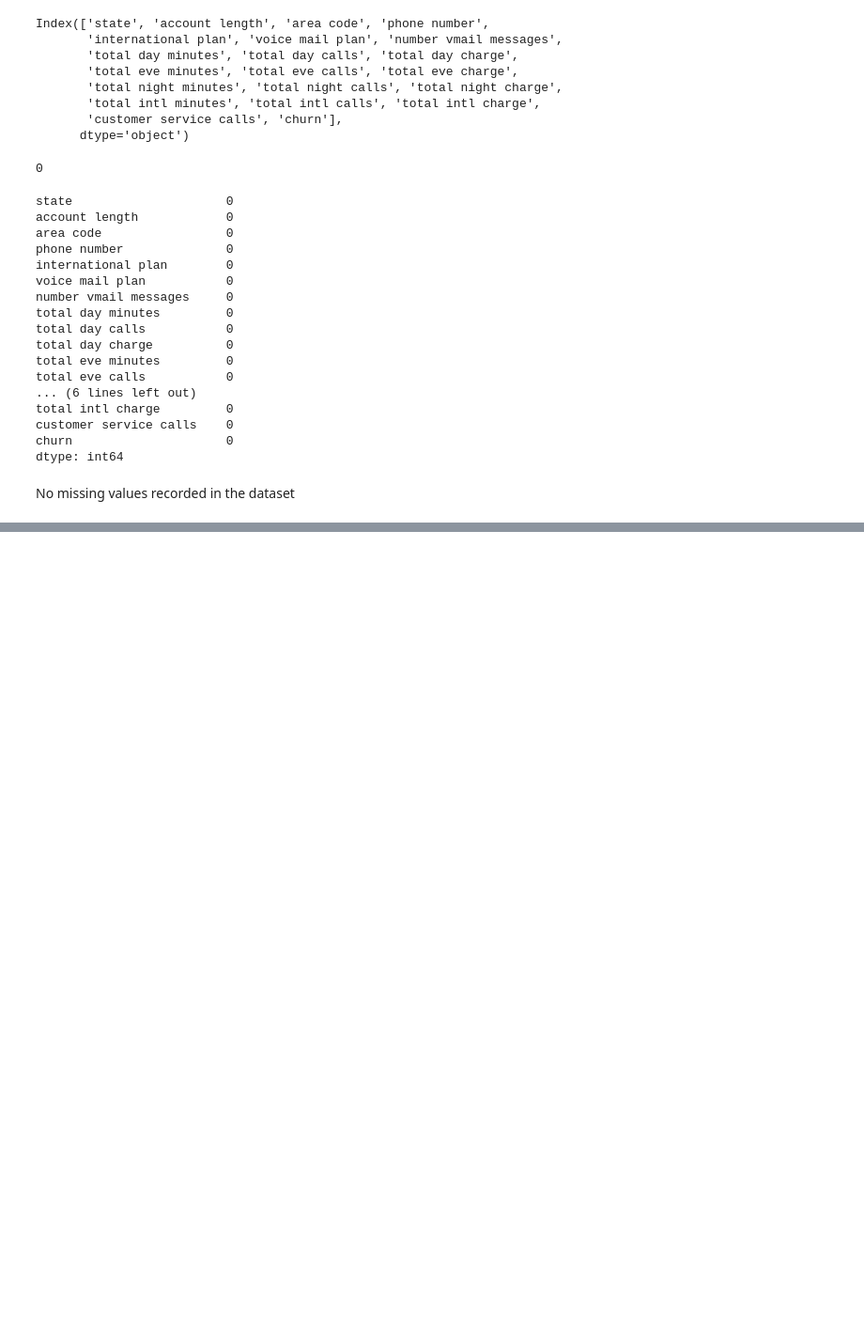
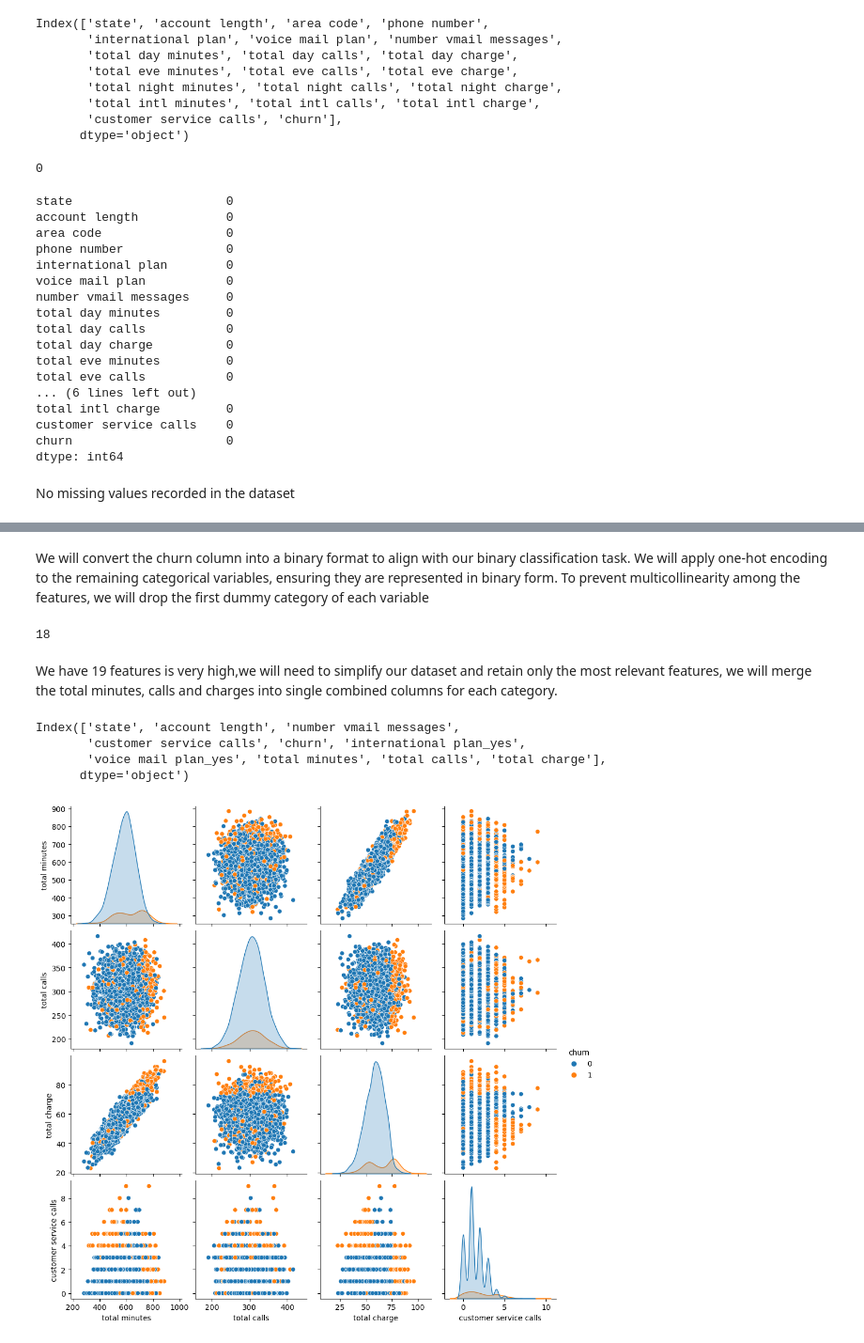
Before and after one commit to Limo-Vincent/Group_9_Phase_3_project, a Jupyter notebook: jupyter_notebook.ipynb, the cells around one changed output, grey strips where cells are left out. Shown: that part at 94% size. Saved outputs shown, nothing was run; the diff lists cells and outputs as text; code cells hidden in the pictures; blank space fills up the shorter version.

Commit message:
Added eda and cleaned dataset

```diff
--- a/jupyter_notebook.ipynb
+++ b/jupyter_notebook.ipynb
@@ -159,0 +227,34 @@ Name: churn, dtype: float64
+# %% [markdown]
+We will convert the churn column into a binary format to align with our binary classification task. We will apply one-hot encoding to the remaining categorical variables, ensuring they are represented in binary form. To prevent multicollinearity among the features, we will drop the first dummy category of each variable
+# %%
+#One-hot-encoding the categorical columns
+data = pd.get_dummies(data, columns=['international plan', 'voice mail plan'], drop_first=True, dtype=int)
+
+#converting churn column into binary
+data['churn'] = data['churn'].astype(int)
+# %%
+#checking the number of features from our dataframe
+len(data.columns)-1
+# %% [output]
+18
+# %% [markdown]
+We have 19 features is very high,we will need to simplify our dataset and retain only the most relevant features, we will merge the total minutes, calls and charges into single combined columns for each category.
+# %%
+# creating new columns for total minutes, calls and charge
+data['total minutes'] = data['total day minutes']+data['total eve minutes']+data['total night minutes']+data['total intl minutes']
+data['total calls'] = data['total day calls']+data['total eve calls']+data['total night calls']+data['total intl calls']
+data['total charge'] = data['total day charge']+data['total eve charge']+data['total night charge']+data['total intl charge']
+# %%
+#dropping the columns
+data = data.drop(['total day minutes','total day calls', 'total day charge', 'total eve minutes','total eve calls', 'total eve charge', 'total night minutes','total night calls', 'total night charge', 'total intl minutes','total intl calls', 'total intl charge'], axis=1)
+data.columns
+# %% [output]
+Index(['state', 'account length', 'number vmail messages',
+       'customer service calls', 'churn', 'international plan_yes',
+       'voice mail plan_yes', 'total minutes', 'total calls', 'total charge'],
+      dtype='object')
+# %%
+sns.pairplot(data[['total minutes','total calls','total charge','customer service calls','churn']], hue='churn')
+plt.show()
+# %% [output]
+[figure, added]
```
Also changed, not shown: parts of 20 cells of this notebook.
